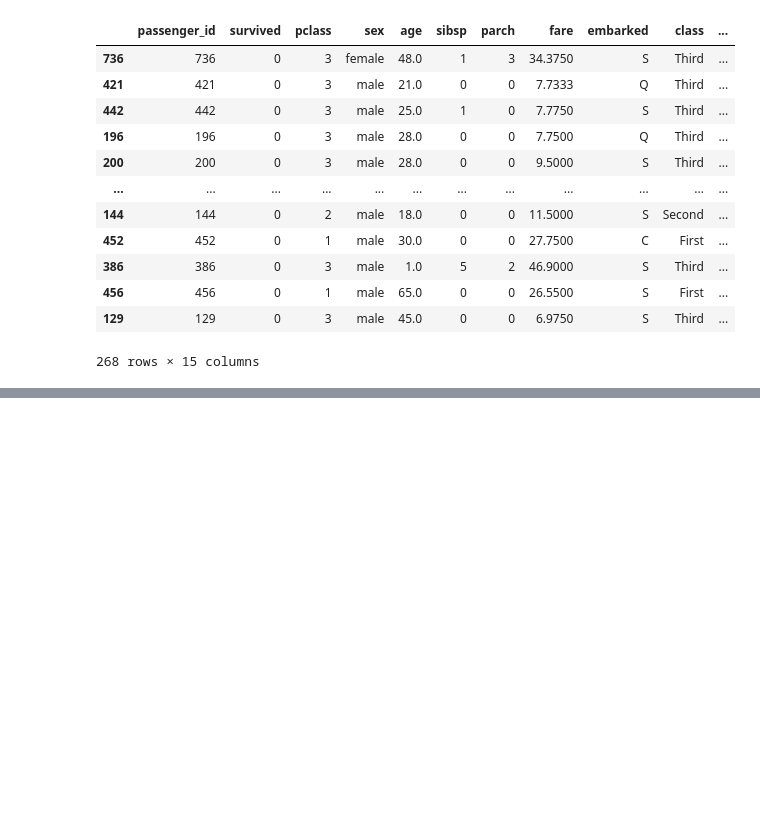
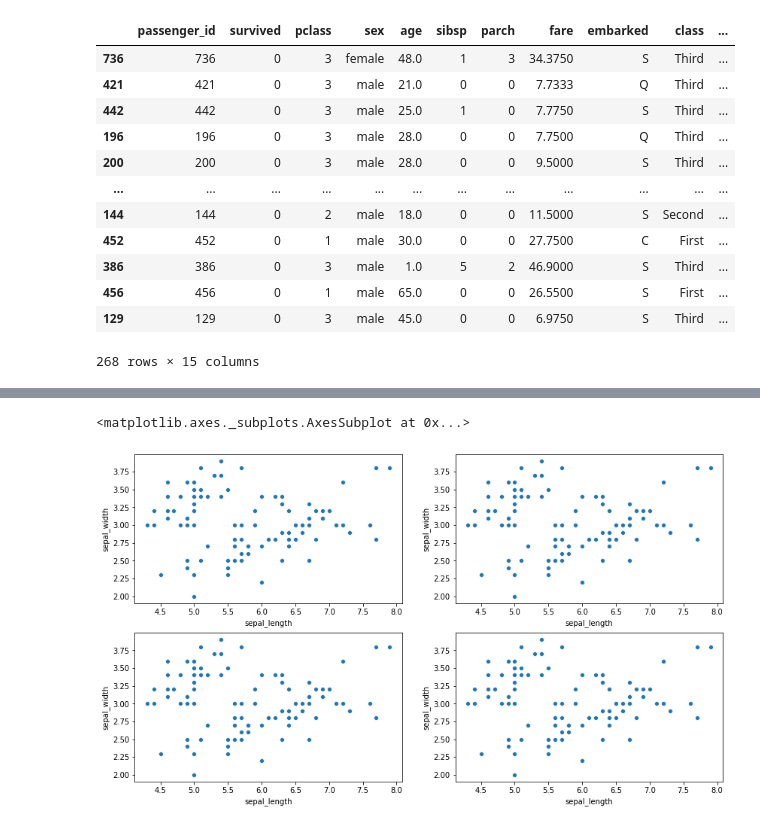
Before and after one commit to RyanMcCall/ds-methodologies-exercises, a Jupyter notebook: classification/classification_exercises.ipynb, the cells around one changed output, grey strips where cells are left out. Saved outputs shown, nothing was run; the diff lists cells and outputs as text; code cells hidden in the pictures; blank space fills up the shorter version.

```diff
--- a/classification/classification_exercises.ipynb
+++ b/classification/classification_exercises.ipynb
@@ -557,0 +644,10 @@ test
+# %%
+fig, axs = plt.subplots(2, 2, figsize=(14, 8))
+
+sns.scatterplot('sepal_length', 'sepal_width', data=train, ax=axs[0][0])
+sns.scatterplot('sepal_length', 'sepal_width', data=train, ax=axs[0][1])
+sns.scatterplot('sepal_length', 'sepal_width', data=train, ax=axs[1][0])
+sns.scatterplot('sepal_length', 'sepal_width', data=train, ax=axs[1][1])
+# %% [output]
+<matplotlib.axes._subplots.AxesSubplot at 0x...>
+[figure, added]
```
Also changed, not shown: parts of 18 cells of this notebook, 1 other file.
